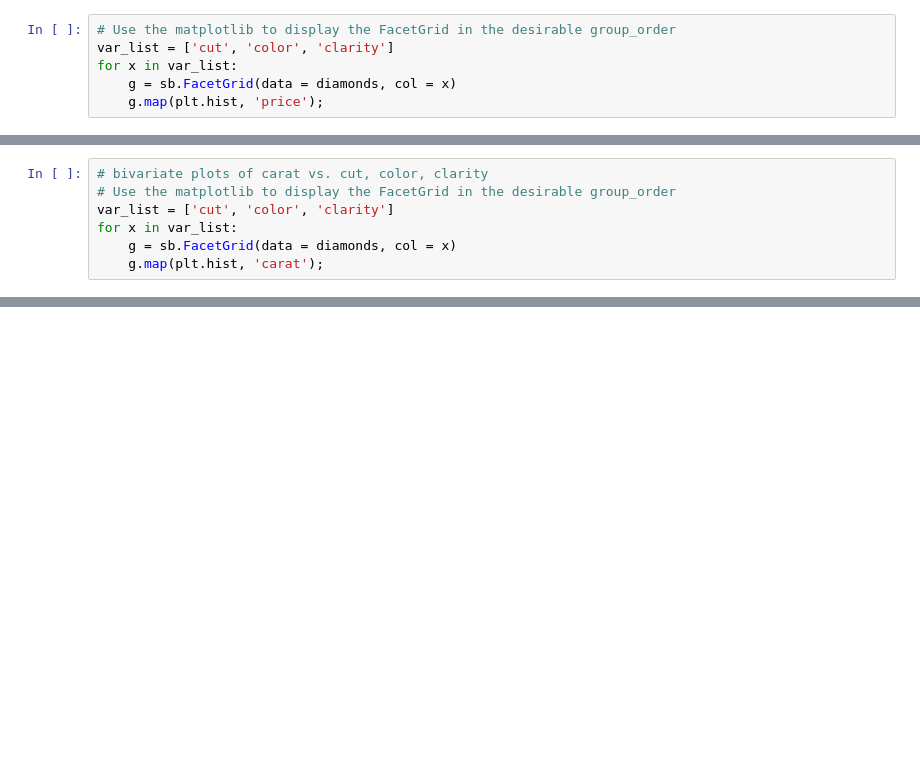
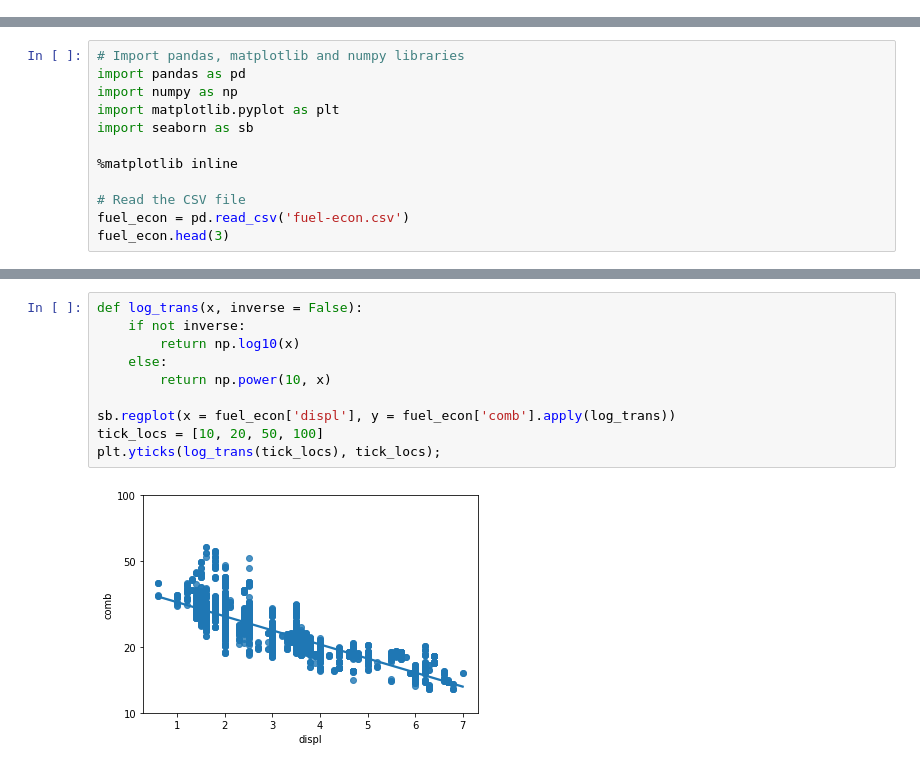
Before and after one commit to veronica1013/data_visualizations, a Jupyter notebook: Bivariate_Exploration.ipynb, the cells around one changed output, grey strips where cells are left out. Drawn from its saved outputs; the diff is of its cells as text; blank space fills up the shorter version.

```diff
--- a/Bivariate_Exploration.ipynb
+++ b/Bivariate_Exploration.ipynb
@@ -174,6 +0,0 @@ g.map(sb.distplot, "price");
-# %%
-# Use the matplotlib to display the FacetGrid in the desirable group_order
-var_list = ['cut', 'color', 'clarity']
-for x in var_list:
-    g = sb.FacetGrid(data = diamonds, col = x)
-    g.map(plt.hist, 'price');
@@ -186,7 +0,0 @@ Before we complete the bivariate exploration, we should take a look at some of t
-# %%
-# bivariate plots of carat vs. cut, color, clarity
-# Use the matplotlib to display the FacetGrid in the desirable group_order
-var_list = ['cut', 'color', 'clarity']
-for x in var_list:
-    g = sb.FacetGrid(data = diamonds, col = x)
-    g.map(plt.hist, 'carat');
@@ -199,0 +14,12 @@ Carat vs. Categorical comment:
+# %%
+# Import pandas, matplotlib and numpy libraries
+import pandas as pd
+import numpy as np
+import matplotlib.pyplot as plt
+import seaborn as sb
+
+%matplotlib inline
+
+# Read the CSV file
+fuel_econ = pd.read_csv('fuel-econ.csv')
+fuel_econ.head(3)
@@ -199,0 +84,12 @@ Carat vs. Categorical comment:
+# %%
+def log_trans(x, inverse = False):
+    if not inverse:
+        return np.log10(x)
+    else:
+        return np.power(10, x)
+
+sb.regplot(x = fuel_econ['displ'], y = fuel_econ['comb'].apply(log_trans))
+tick_locs = [10, 20, 50, 100]
+plt.yticks(log_trans(tick_locs), tick_locs);
+# %% [output]
+[figure, added]
```
Also changed, not shown: parts of 148 cells of this notebook.
